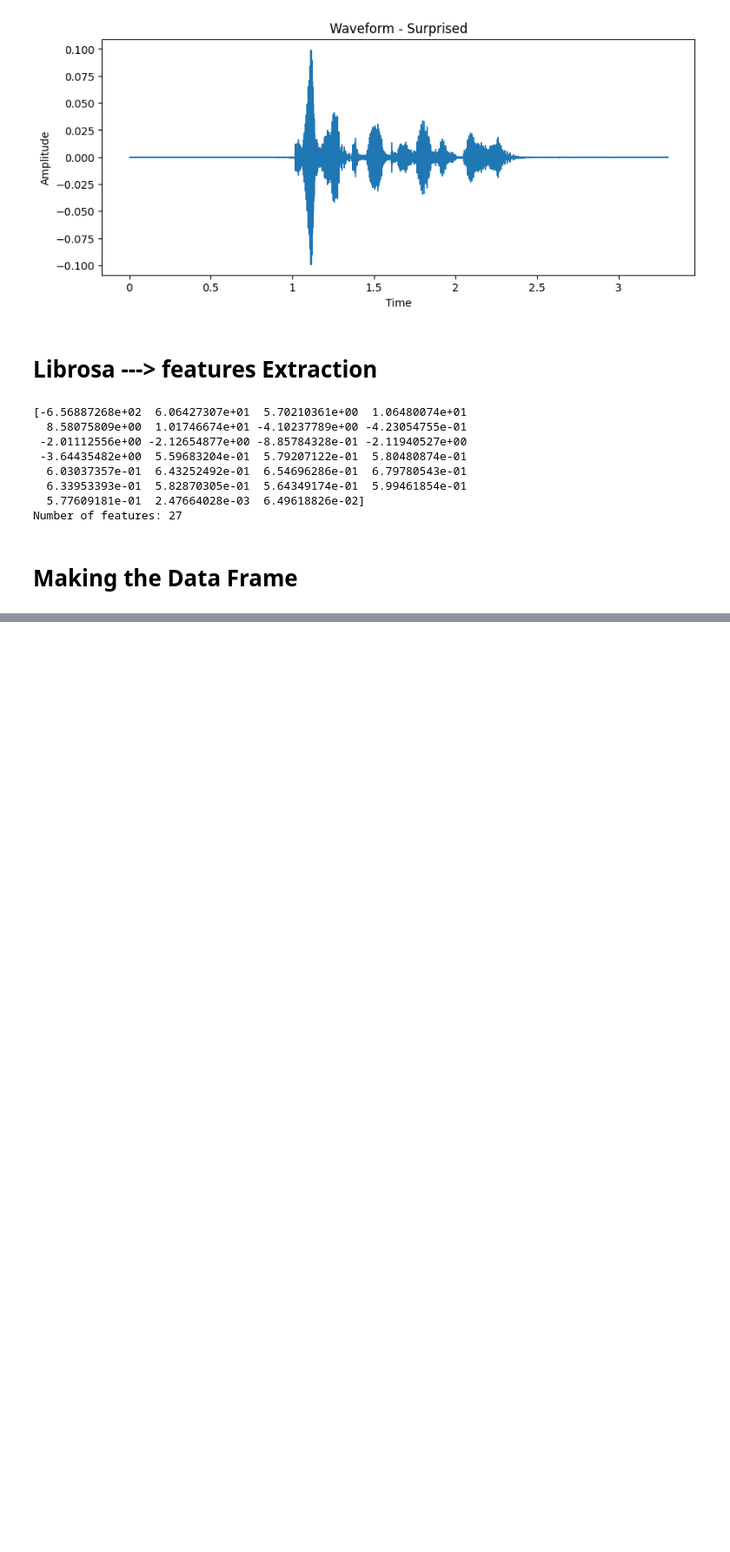
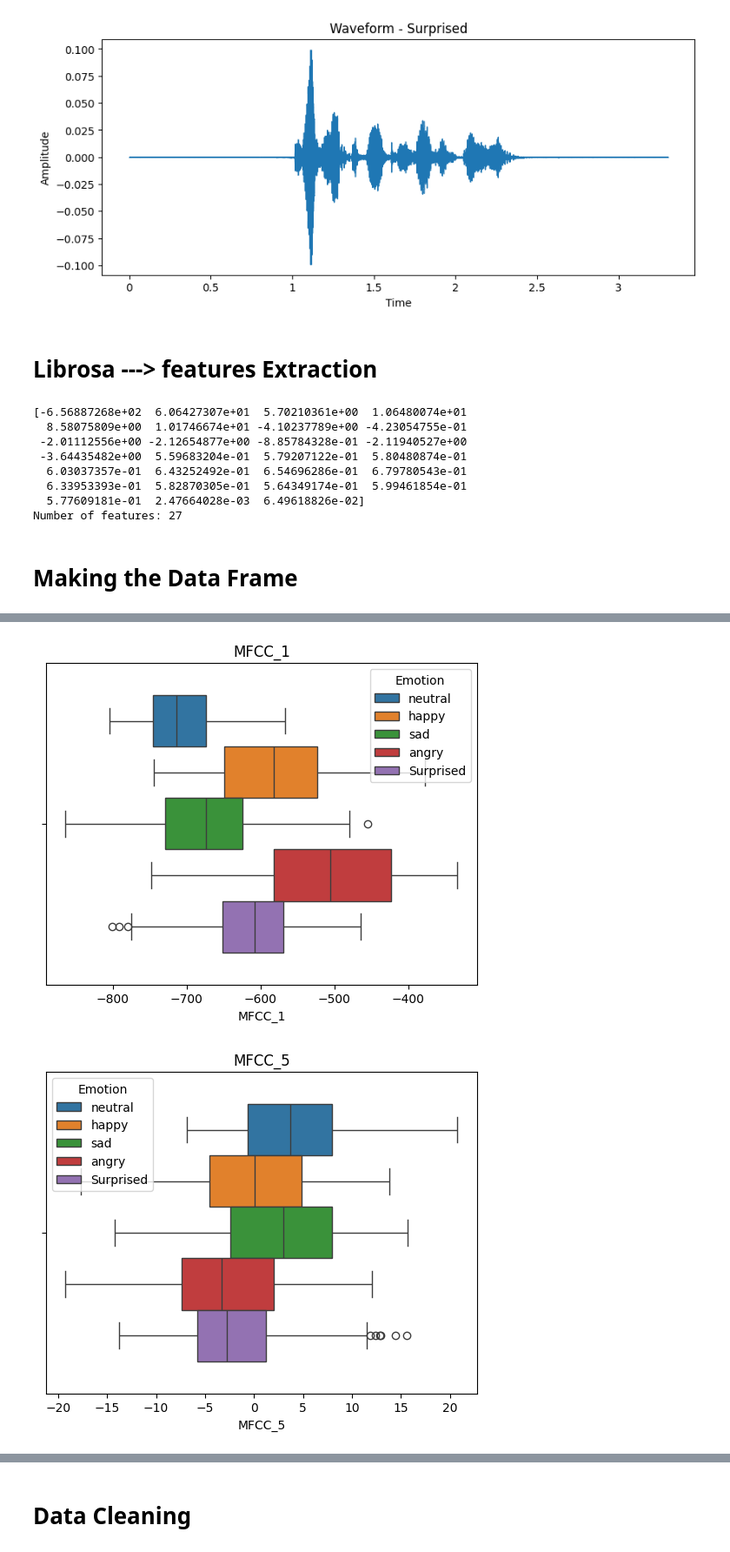
Before and after one commit to Syeda-RGB/ML-Series, a Jupyter notebook: 06_Speech_Emotion_Recognition/Speech_Emotion_Recognition.ipynb, the cells around one changed output, grey strips where cells are left out. Shown at 87% size. Cells and saved outputs as stored; diff of their text form; code cells hidden in the pictures; blank space fills up the shorter version.

```diff
--- a/06_Speech_Emotion_Recognition/Speech_Emotion_Recognition.ipynb
+++ b/06_Speech_Emotion_Recognition/Speech_Emotion_Recognition.ipynb
@@ -190,0 +249,9 @@ SyntaxError: invalid syntax (1989441830.py, line 1)
+# %%
+
+for fea in selected_features:
+    sns.boxplot(data=df, x=fea, hue="Emotion")
+    plt.title(fea)
+    plt.show()
+# %% [output]
+[figure, added]
+[figure, added]
@@ -190,0 +264,2 @@ SyntaxError: invalid syntax (1989441830.py, line 1)
+# %% [markdown]
+# Data Cleaning
```
Also changed, not shown: parts of 34 cells of this notebook.
